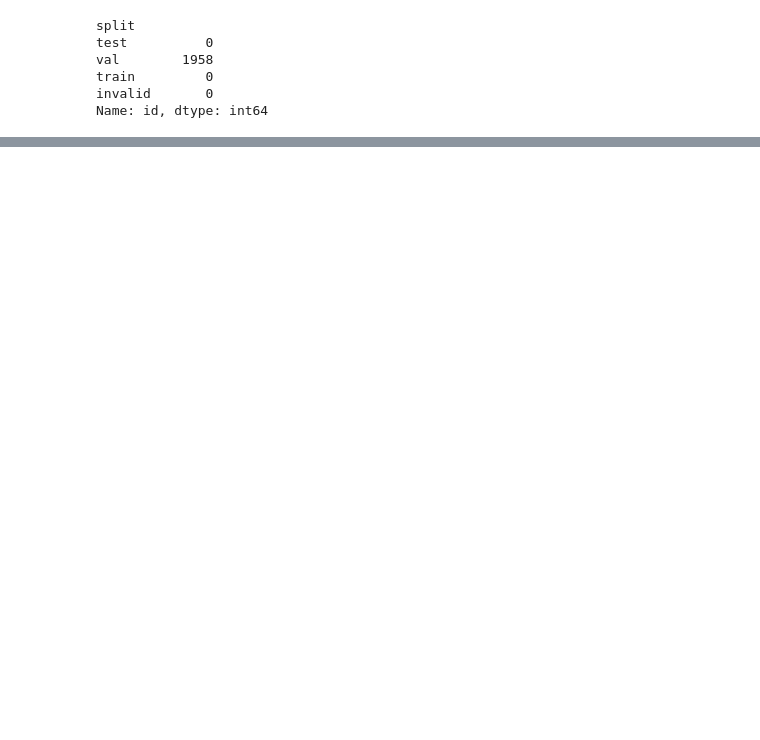
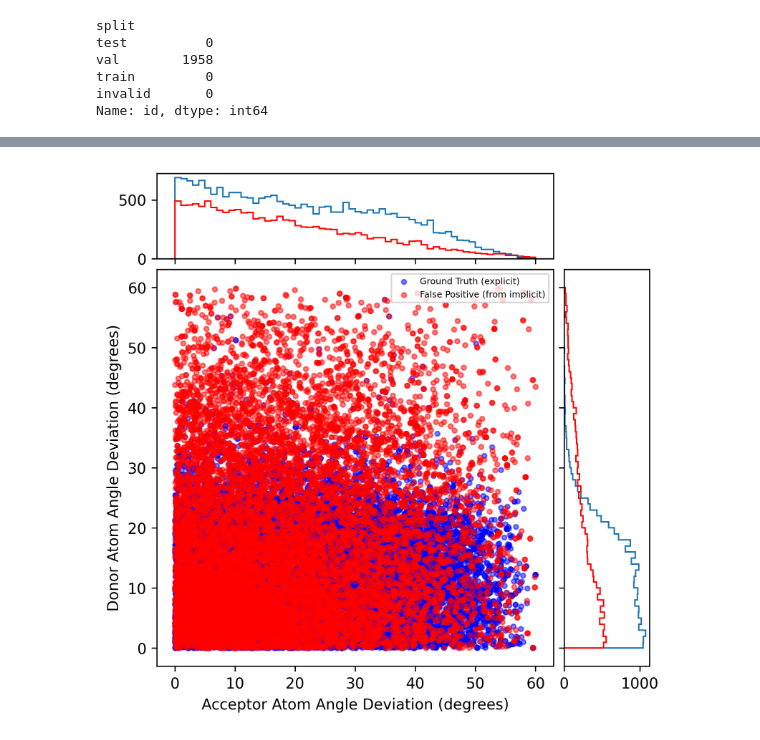
Before and after one commit to yuyuan871111/GSoC2025_Hbond_PM, a Jupyter notebook: validation/pinder_dataset_validation.ipynb, the cells around one changed output, grey strips where cells are left out. Saved outputs shown, nothing was run; the diff lists cells and outputs as text; code cells hidden in the pictures; blank space fills up the shorter version.

```diff
--- a/validation/pinder_dataset_validation.ipynb
+++ b/validation/pinder_dataset_validation.ipynb
@@ -90,0 +406,58 @@ with open("./data/pinder_test_local_paths.pkl", "rb") as f:
+# %%
+import matplotlib.pyplot as plt
+import numpy as np
+from mpl_toolkits.axes_grid1 import make_axes_locatable
+
+fig, ax = plt.subplots(dpi=300, figsize=(8, 6))
+ax.scatter(all_aaa_dev_list, all_daa_dev_list, s=10, alpha=0.5, c="blue")
+ax.scatter(all_fp_aaa_dev_list, all_fp_daa_dev_list, s=10, alpha=0.5, c="red")
+
+
+# the scatter plot:
+# Set aspect of the main Axes.
+ax.set_aspect(1.0)
+
+# create new Axes on the right and on the top of the current Axes
+divider = make_axes_locatable(ax)
+# below height and pad are in inches
+ax_histx = divider.append_axes("top", 0.8, pad=0.1, sharex=ax)
+ax_histy = divider.append_axes("right", 0.8, pad=0.1, sharey=ax)
+
+# make some labels invisible
+ax_histx.xaxis.set_tick_params(labelbottom=False)
+ax_histy.yaxis.set_tick_params(labelleft=False)
+
+# now determine nice limits by hand:
+binwidth = 1
+xymax = max(np.max(np.abs(all_aaa_dev_list)), np.max(np.abs(all_daa_dev_list)))
+lim = (int(xymax / binwidth) + 1) * binwidth
+
+bins = np.arange(0, lim + binwidth, binwidth)
+ax_histx.hist(all_aaa_dev_list, bins=bins, histtype="step")
+ax_histx.hist(all_fp_aaa_dev_list, bins=bins, histtype="step", color="red")
+ax_histy.hist(all_daa_dev_list, bins=bins, histtype="step", orientation="horizontal")
+ax_histy.hist(
+    all_fp_daa_dev_list,
+    bins=bins,
+    orientation="horizontal",
+    histtype="step",
+    color="red",
+)
+
+# the xaxis of ax_histx and yaxis of ax_histy are shared with ax,
+# thus there is no need to manually adjust the xlim and ylim of these
+# axis.
+
+# ax_histx.set_yticks([0, 50, 100])
+# ax_histy.set_xticks([0, 50, 100])
+
+ax.set_xlabel("Acceptor Atom Angle Deviation (degrees)")
+ax.set_ylabel("Donor Atom Angle Deviation (degrees)")
+ax.legend(
+    ["Ground Truth (explicit)", "False Positive (from implicit)"],
+    loc="upper right",
+    fontsize=6,
+)
+fig.show()
+# %% [output]
+[figure, added]
```
Also changed, not shown: parts of 20 cells of this notebook, 9 other files.
